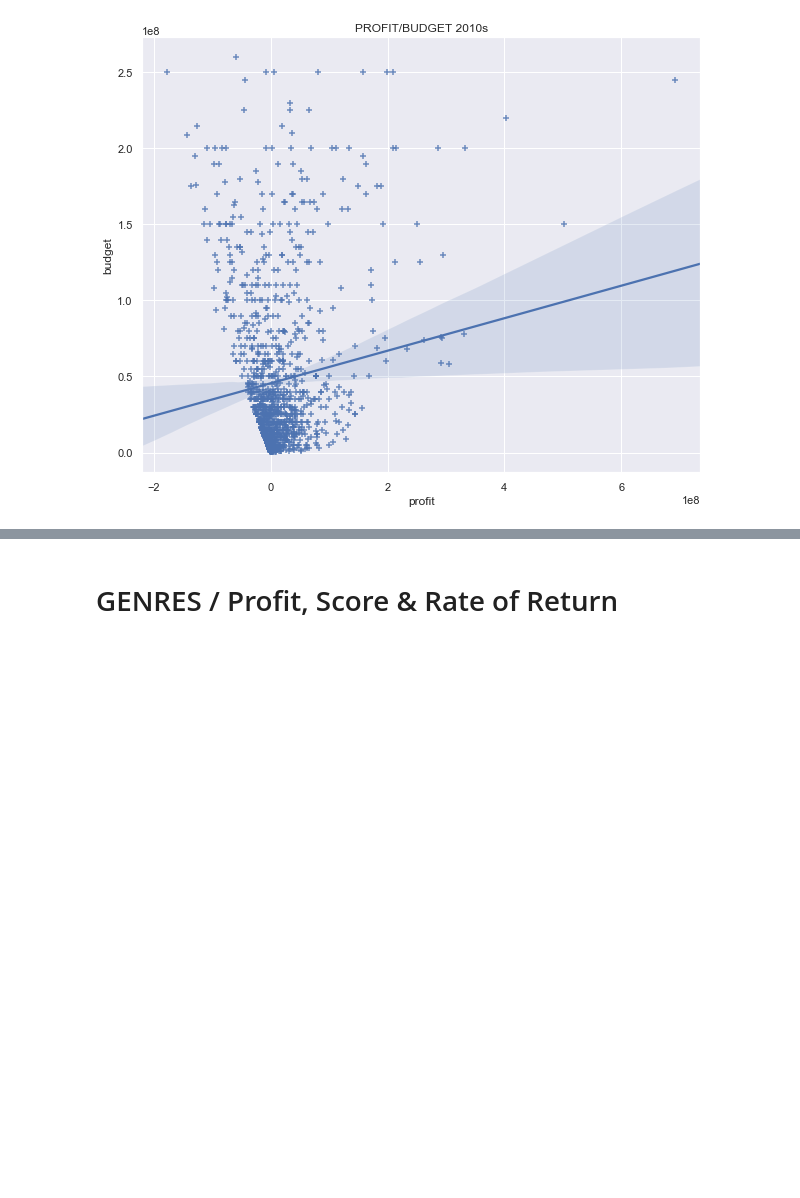
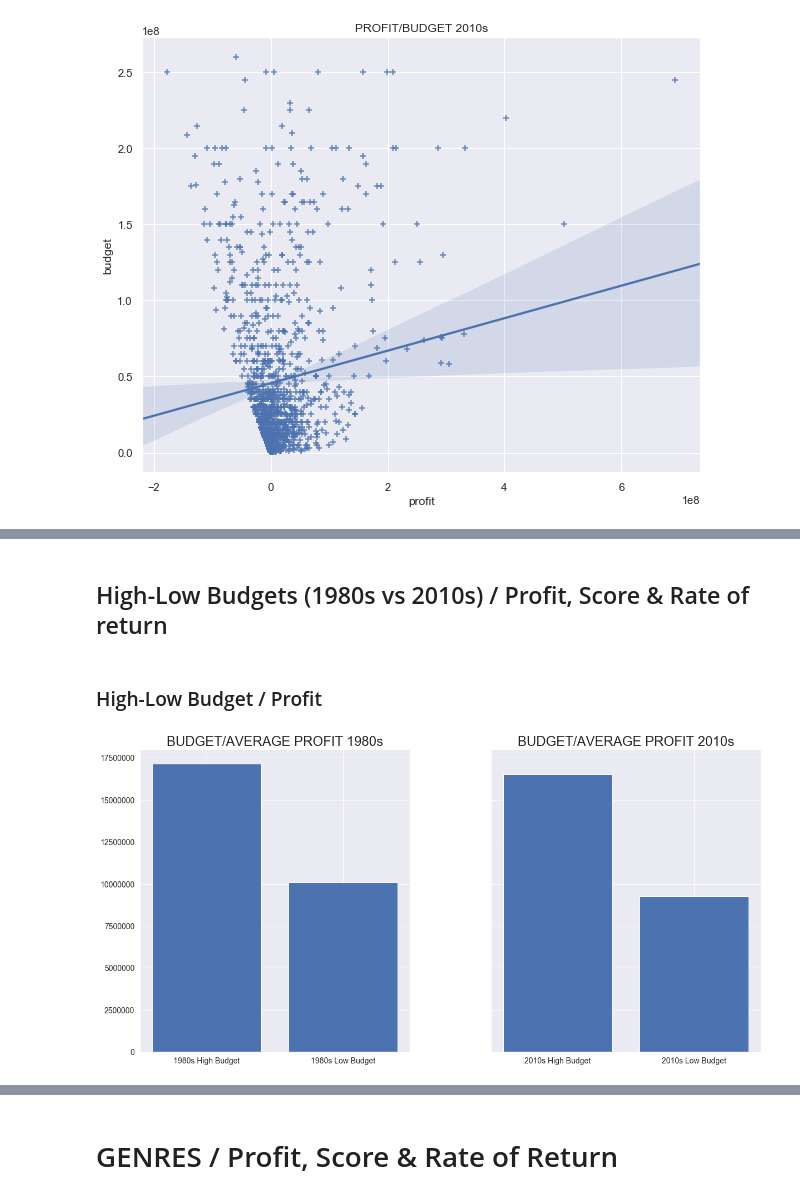
Before and after one commit to adrientalbot/your-own-project, a Jupyter notebook: data/Movies analysis.ipynb, the cells around one changed output, grey strips where cells are left out. Drawn from its saved outputs; the diff is of its cells as text; code cells hidden in the pictures; blank space fills up the shorter version.

```diff
--- a/data/Movies analysis.ipynb
+++ b/data/Movies analysis.ipynb
@@ -266,0 +309,17 @@ Text(0.5, 1.0, 'PROFIT/BUDGET 2010s')
+# %% [markdown]
+## High-Low Budgets (1980s vs 2010s) / Profit, Score & Rate of return
+# %% [markdown]
+### High-Low Budget / Profit
+# %%
+budget_profit_1980s_mean = movies_1980s.groupby('High/Low budget?')['profit'].mean()
+budget_profit_2010s_mean = movies_2010s.groupby('High/Low budget?')['profit'].mean()
+
+fig, (ax1,ax2) =plt.subplots(1,2, sharey = True, figsize = (20,10))
+fig.subplots_adjust(wspace = 0.3)
+ax1.bar(['1980s High Budget', '1980s Low Budget'], budget_profit_1980s_mean)
+ax2.bar(['2010s High Budget', '2010s Low Budget'], budget_profit_2010s_mean)
+ax1.set_title('BUDGET/AVERAGE PROFIT 1980s')
+ax2.set_title('BUDGET/AVERAGE PROFIT 2010s')
+ax1.ticklabel_format(style='plain', axis='y')
+# %% [output]
+[figure, added]
```
Also changed, not shown: parts of 35 cells of this notebook.
